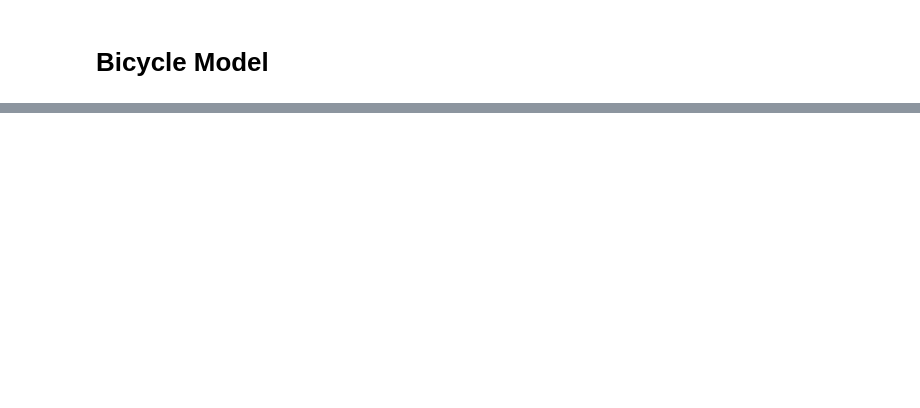
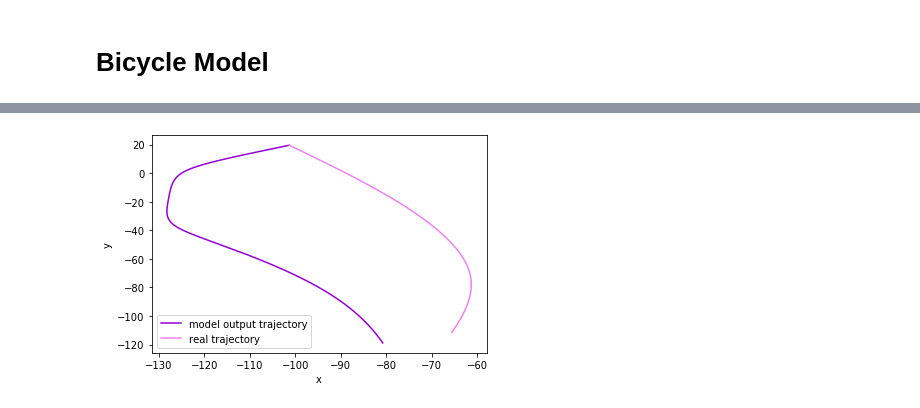
Before and after one commit to kying18/param-estimation, a Jupyter notebook: Bicycle Model.ipynb, the cells around one changed output, grey strips where cells are left out. Saved outputs shown, nothing was run; the diff lists cells and outputs as text; code cells hidden in the pictures; blank space fills up the shorter version.

```diff
--- a/Bicycle Model.ipynb
+++ b/Bicycle Model.ipynb
@@ -139,0 +111,10 @@ df
+# %%
+# let's plot just the xy trajectory
+plt.plot(sol[:, 0], sol[:, 1], 'darkviolet', label='model output trajectory')
+plt.plot(data['x'][:num_pts], data['y'][:num_pts], 'violet', label='real trajectory')
+plt.legend(loc='best')
+plt.xlabel('x')
+plt.ylabel('y')
+plt.show()
+# %% [output]
+[figure, added]
```
Also changed, not shown: parts of 25 cells of this notebook, 1 other file.
